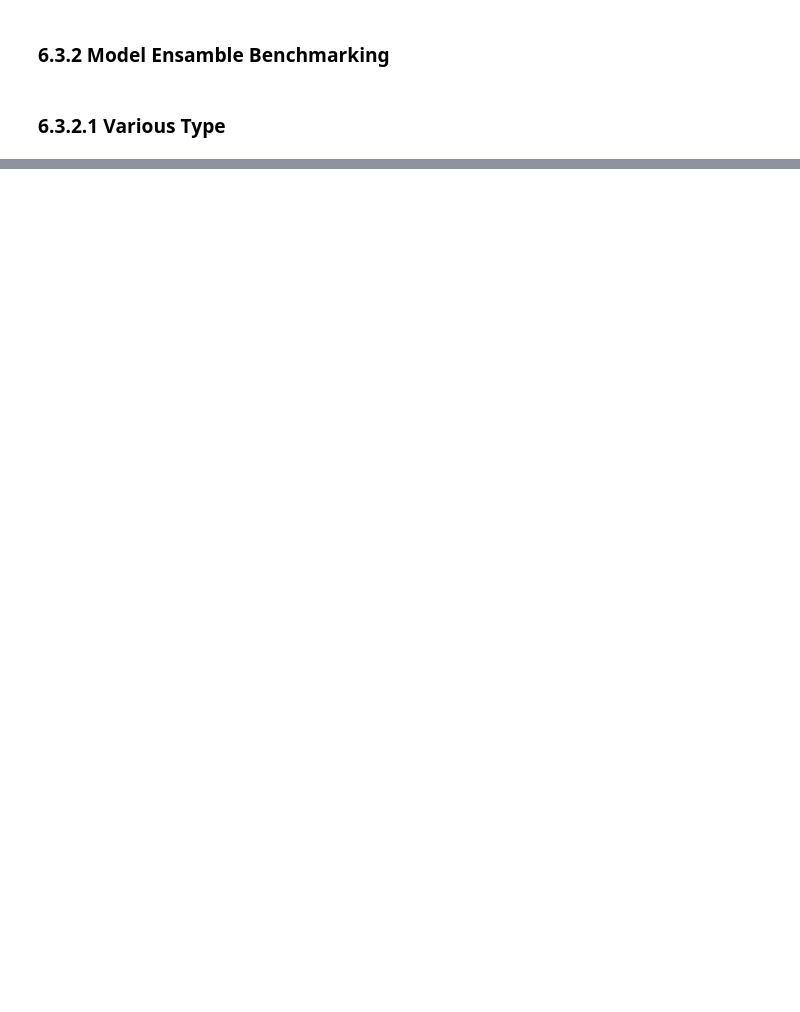
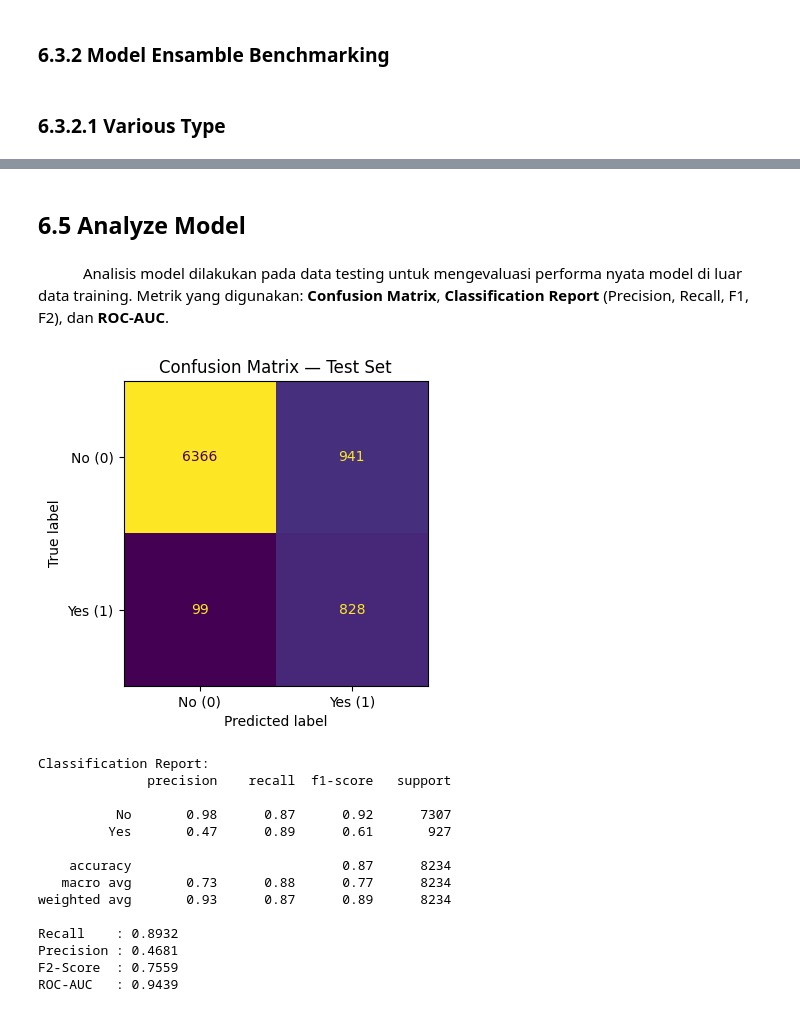
Before and after one commit to haneandreanu/bank-marketing, a Jupyter notebook: notebook/bank-marketing-analysis.ipynb, the cells around one changed output, grey strips where cells are left out. Drawn from its saved outputs; the diff is of its cells as text; code cells hidden in the pictures; blank space fills up the shorter version.

```diff
--- a/notebook/bank-marketing-analysis.ipynb
+++ b/notebook/bank-marketing-analysis.ipynb
@@ -1054,0 +1334,18 @@ benchmark_various
+# %%
+best_model = tuned_gb
+
+os.makedirs('../model', exist_ok=True)
+joblib.dump({'model': tuned_gb,     'best_score': gb_cv_score},  '../model/GradientBoost_tuned.joblib')
+joblib.dump({'model': tuned_ada,    'best_score': ada_cv_score},  '../model/AdaBoost_tuned.joblib')
+joblib.dump({'model': tuned_logreg, 'best_score': lr_cv_score},   '../model/LogReg_tuned.joblib')
+joblib.dump({'model': best_model,   'best_score': gb_cv_score},   '../model/best_model.joblib')
+print("All models saved.")
+
+clf = best_model.named_steps['model']
+print(f"Best model  : {clf.__class__.__name__}")
+print(f"Parameters  :")
+for param, value in clf.get_params().items():
+    print(f"  {param}: {value}")
+print(f"\nTest F2     : {fbeta_score(y_test, best_model.predict(x_test), beta=2):.4f}")
+print(f"Test Recall : {recall_score(y_test, best_model.predict(x_test)):.4f}")
+print(f"Test ROC-AUC: {roc_auc_score(y_test, best_model.predict_proba(x_test)[:,1]):.4f}")
@@ -1054,0 +1370,47 @@ benchmark_various
+# %% [markdown]
+## **6.5 Analyze Model**
+# %% [markdown]
+&emsp;&emsp;&emsp;Analisis model dilakukan pada data testing untuk mengevaluasi performa nyata model di luar data training. Metrik yang digunakan: **Confusion Matrix**, **Classification Report** (Precision, Recall, F1, F2), dan **ROC-AUC**.
+# %%
+# Evaluasi model terbaik pada data testing
+y_pred  = best_model.predict(x_test)
+y_proba = best_model.predict_proba(x_test)[:, 1]
+
+# Confusion Matrix
+fig, ax = plt.subplots(figsize=(5, 4))
+ConfusionMatrixDisplay.from_predictions(y_test, y_pred, ax=ax,
+    display_labels=["No (0)", "Yes (1)"], colorbar=False)
+ax.set_title("Confusion Matrix — Test Set")
+plt.tight_layout()
+plt.show()
+
+# Classification Report
+print("Classification Report:")
+print(classification_report(y_test, y_pred, target_names=["No", "Yes"]))
+
+# Key metrics
+recall_val    = recall_score(y_test, y_pred)
+precision_val = precision_score(y_test, y_pred)
+f2_val        = fbeta_score(y_test, y_pred, beta=2)
+roc_auc_val   = roc_auc_score(y_test, y_proba)
+
+print(f"Recall    : {recall_val:.4f}")
+print(f"Precision : {precision_val:.4f}")
+print(f"F2-Score  : {f2_val:.4f}")
+print(f"ROC-AUC   : {roc_auc_val:.4f}")
+# %% [output]
+[figure, added]
+Classification Report:
+              precision    recall  f1-score   support
+
+          No       0.98      0.87      0.92      7307
+         Yes       0.47      0.89      0.61       927
+
+    accuracy                           0.87      8234
+   macro avg       0.73      0.88      0.77      8234
+weighted avg       0.93      0.87      0.89      8234
+
+Recall    : 0.8932
+Precision : 0.4681
+F2-Score  : 0.7559
+ROC-AUC   : 0.9439
```
Also changed, not shown: parts of 40 cells of this notebook, 5 other files.
